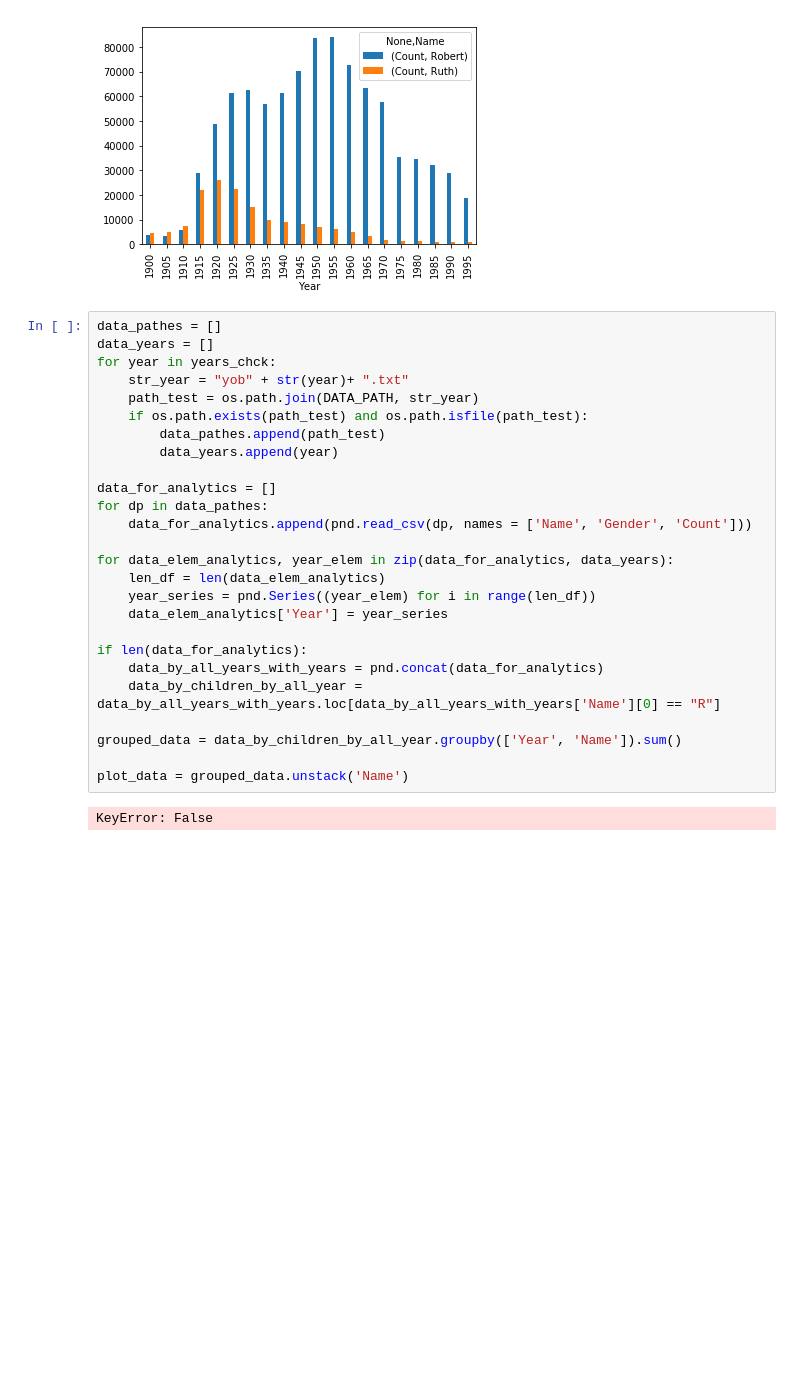
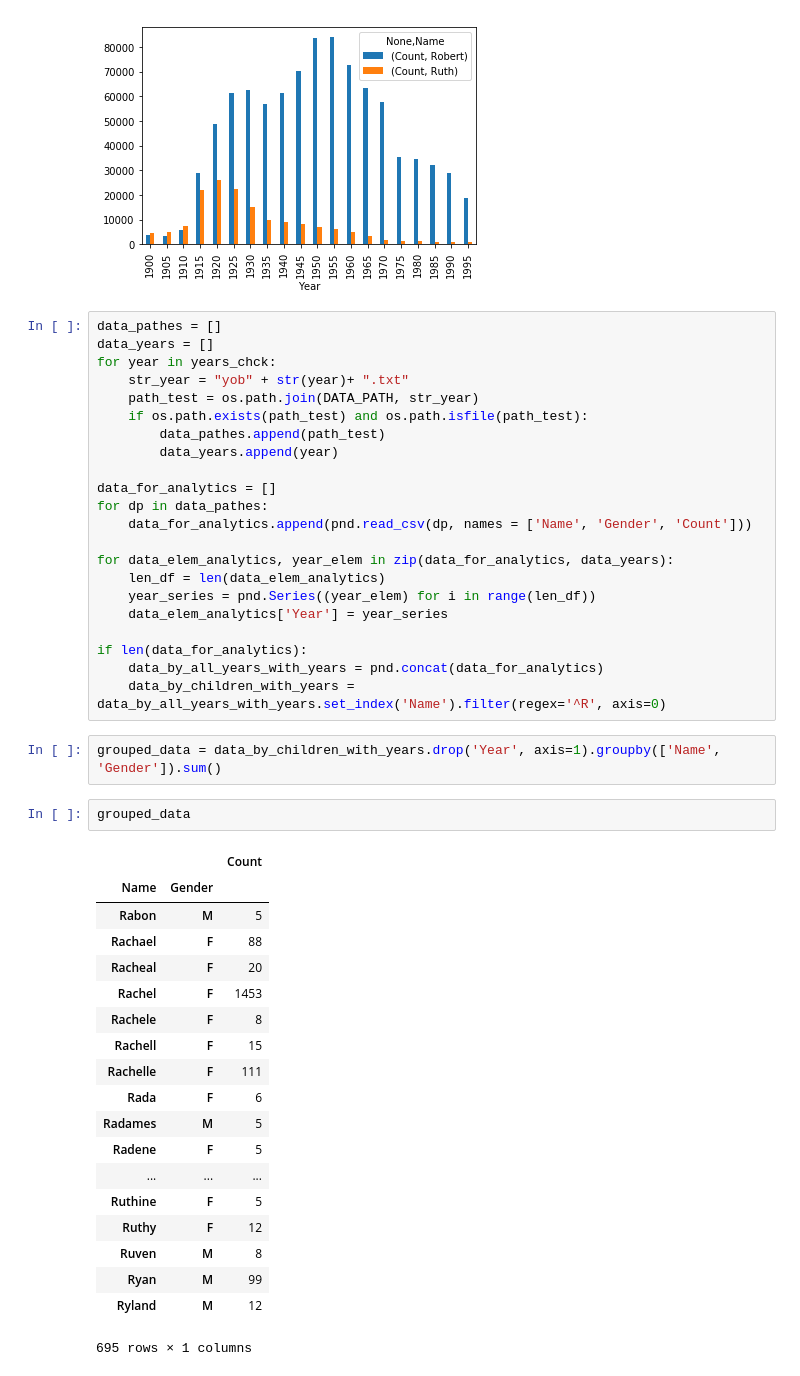
Before and after one commit to LLevella/4-2, a Jupyter notebook: 4-2.ipynb, the cells around one changed output. Drawn from its saved outputs; the diff is of its cells as text; blank space fills up the shorter version.

```diff
--- a/4-2.ipynb
+++ b/4-2.ipynb
@@ -101,10 +102,28 @@ for data_elem_analytics, year_elem in zip(data_for_analytics, data_years):
 
 if len(data_for_analytics):
     data_by_all_years_with_years = pnd.concat(data_for_analytics)
-    data_by_children_by_all_year = data_by_all_years_with_years.loc[data_by_all_years_with_years['Name'][0] == "R"]
-
-grouped_data = data_by_children_by_all_year.groupby(['Year', 'Name']).sum()
-
-plot_data = grouped_data.unstack('Name')
+    data_by_children_with_years = data_by_all_years_with_years.set_index('Name').filter(regex='^R', axis=0)
-# %% [output]
-KeyError: False
+# %%
+grouped_data = data_by_children_with_years.drop('Year', axis=1).groupby(['Name', 'Gender']).sum()
+# %%
+grouped_data
+# %% [output]
+|  |  | Count |
+| Name | Gender |  |
+| Rabon | M | 5 |
+| Rachael | F | 88 |
+| Racheal | F | 20 |
+| Rachel | F | 1453 |
+| Rachele | F | 8 |
+| Rachell | F | 15 |
+| Rachelle | F | 111 |
+| Rada | F | 6 |
+| Radames | M | 5 |
+| Radene | F | 5 |
+| ... | ... | ... |
+| Ruthine | F | 5 |
+| Ruthy | F | 12 |
+| Ruven | M | 8 |
+| Ryan | M | 99 |
+| Ryland | M | 12 |
+695 rows × 1 columns
```
Also changed, not shown: parts of 4 cells of this notebook.
